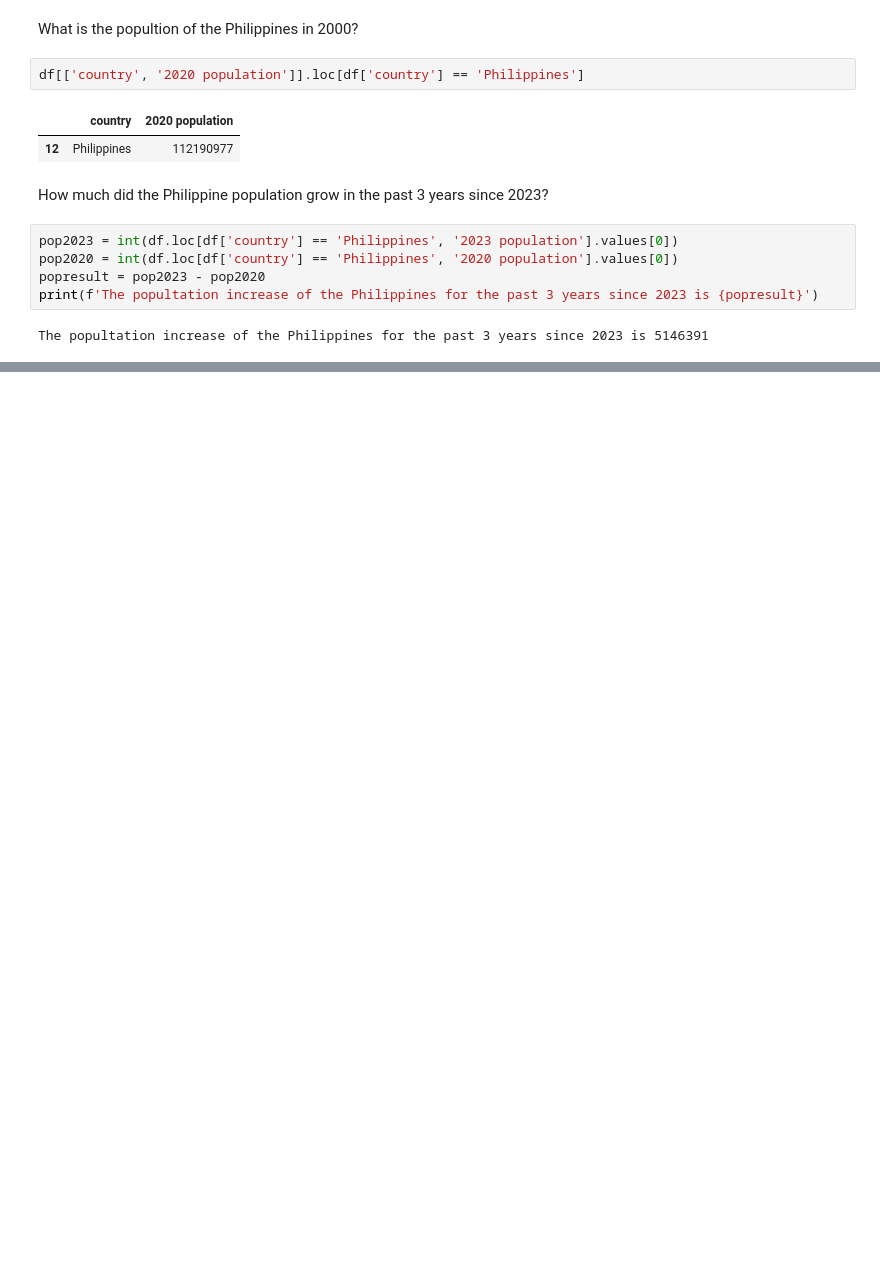
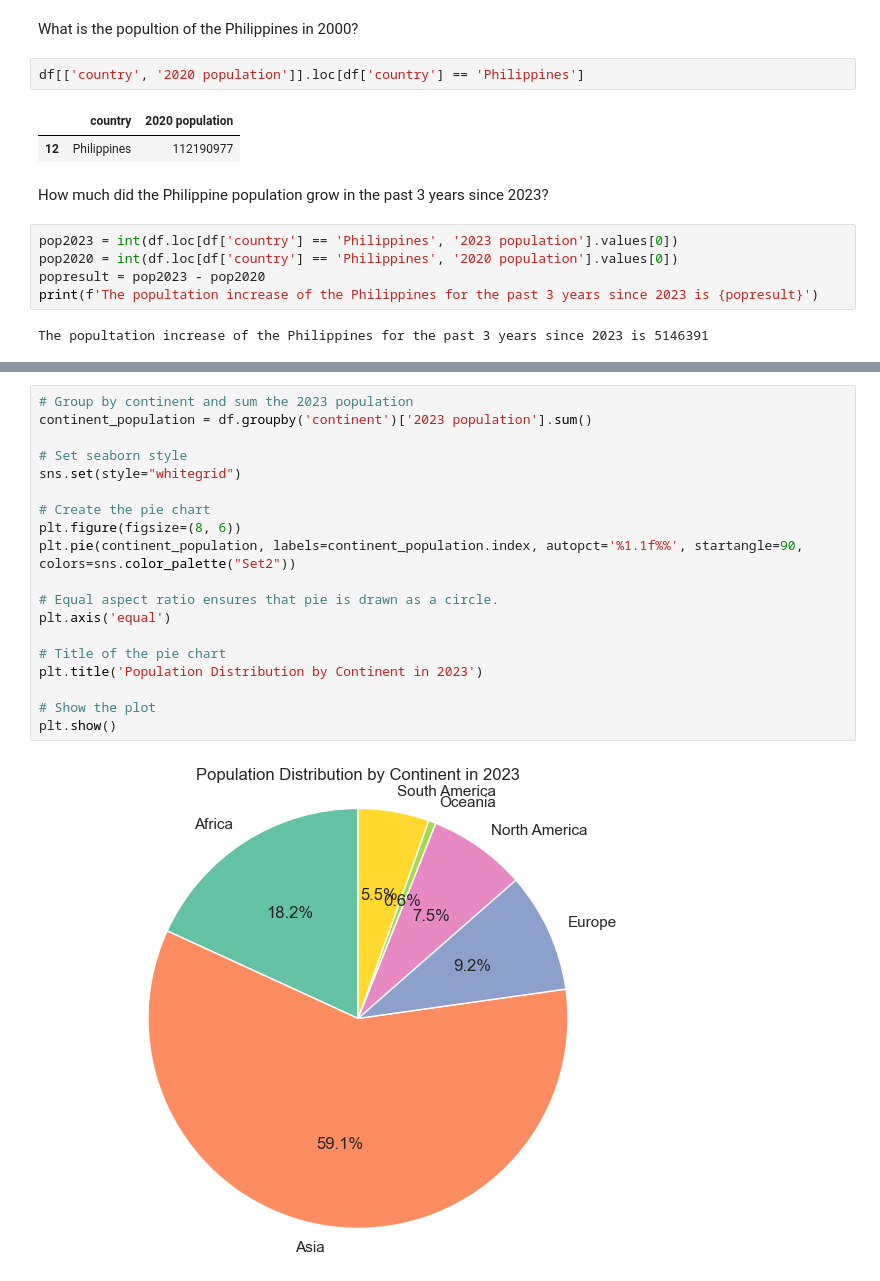
Before and after one commit to epoiten/MLClassRedi, a Jupyter notebook: worldpopulation.ipynb, the cells around one changed output, grey strips where cells are left out. Saved outputs shown, nothing was run; the diff lists cells and outputs as text; blank space fills up the shorter version.

```diff
--- a/worldpopulation.ipynb
+++ b/worldpopulation.ipynb
@@ -312,0 +504,21 @@ ValueError: 'colors' is not a valid color value.
+# %%
+# Group by continent and sum the 2023 population
+continent_population = df.groupby('continent')['2023 population'].sum()
+
+# Set seaborn style
+sns.set(style="whitegrid")
+
+# Create the pie chart
+plt.figure(figsize=(8, 6))
+plt.pie(continent_population, labels=continent_population.index, autopct='%1.1f%%', startangle=90, colors=sns.color_palette("Set2"))
+
+# Equal aspect ratio ensures that pie is drawn as a circle.
+plt.axis('equal')
+
+# Title of the pie chart
+plt.title('Population Distribution by Continent in 2023')
+
+# Show the plot
+plt.show()
+# %% [output]
+[figure, added]
```
Also changed, not shown: parts of 14 cells of this notebook, 42 other files.
